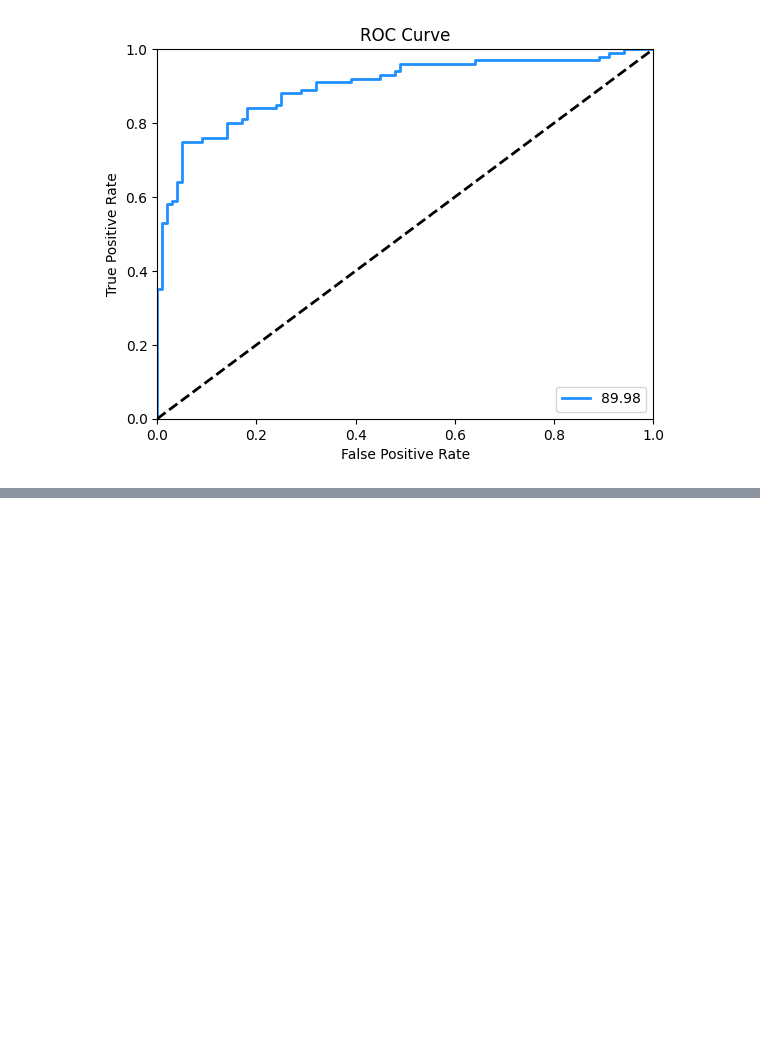
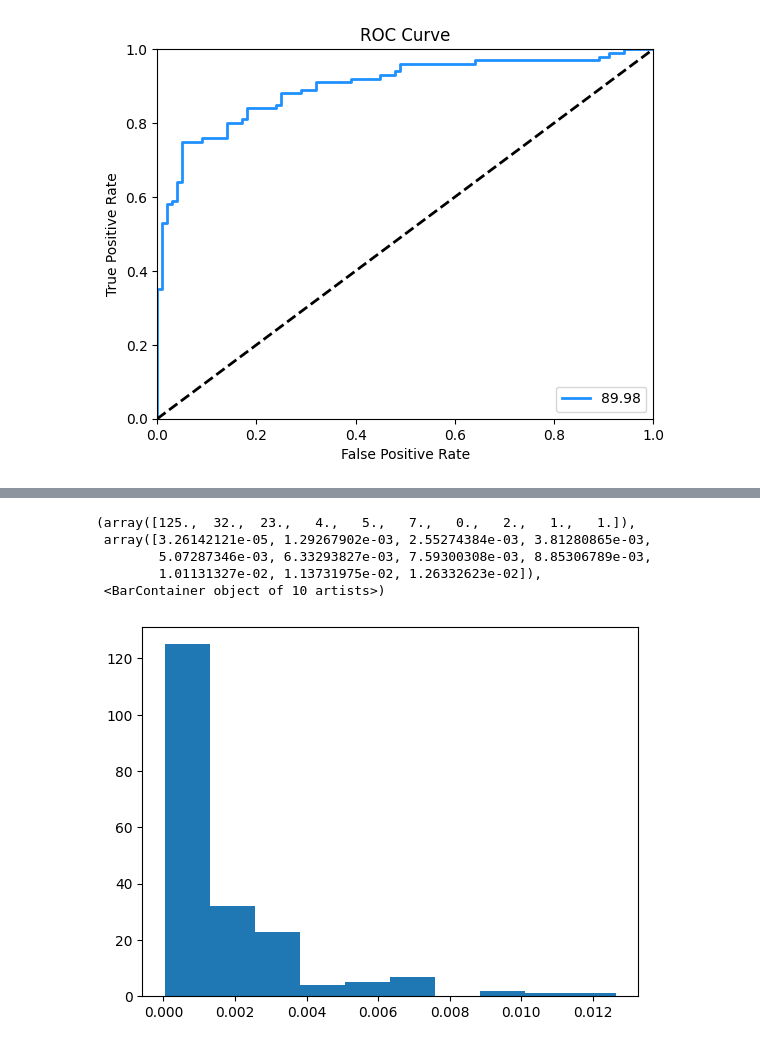
Before and after one commit to quantum-cesar-lab/HE-Quantum-Anomaly-Detection, a Jupyter notebook: notebooks/data_visualization.ipynb, the cells around one changed output, grey strips where cells are left out. Cells and saved outputs as stored; diff of their text form; code cells hidden in the pictures; blank space fills up the shorter version.

```diff
--- a/notebooks/data_visualization.ipynb
+++ b/notebooks/data_visualization.ipynb
@@ -316,0 +351,21 @@ plt.show()
+# %%
+import os
+
+auc, y_pred, y_true, fpr, tpr = test(n_train, X_test, Y_test, est_params_noise, center_train)
+
+
+file_name = f"batch{batch_size:02d}_steps{steps}_noisy.txt"
+results_dir = os.path.join("..", "results")
+file_path = os.path.join(results_dir, file_name)
+
+os.makedirs(results_dir, exist_ok=True)
+
+with open(file_path, "w") as f:
+    f.write("Test completed.\n")
+    f.write(f"Batch Size = {batch_size} \nSteps = {steps} \n")
+    f.write(f"Training time: {total_runtime:.2f} minutes\n")
+    f.write(f"AUC: {auc:.4f}\n")
+
+print(f"Success! Result saved to: {file_path}")
+print(f"Training time: {total_runtime:.2f} minutes")
+print(f"AUC Score: {auc:.4f}")
@@ -316,0 +381,9 @@ plt.show()
+# %%
+plt.hist(y_pred)
+# %% [output]
+(array([125.,  32.,  23.,   4.,   5.,   7.,   0.,   2.,   1.,   1.]),
+ array([3.26142121e-05, 1.29267902e-03, 2.55274384e-03, 3.81280865e-03,
+        5.07287346e-03, 6.33293827e-03, 7.59300308e-03, 8.85306789e-03,
+        1.01131327e-02, 1.13731975e-02, 1.26332623e-02]),
+ <BarContainer object of 10 artists>)
+[figure, added]
```
Also changed, not shown: parts of 5 cells of this notebook, 1 other file.
